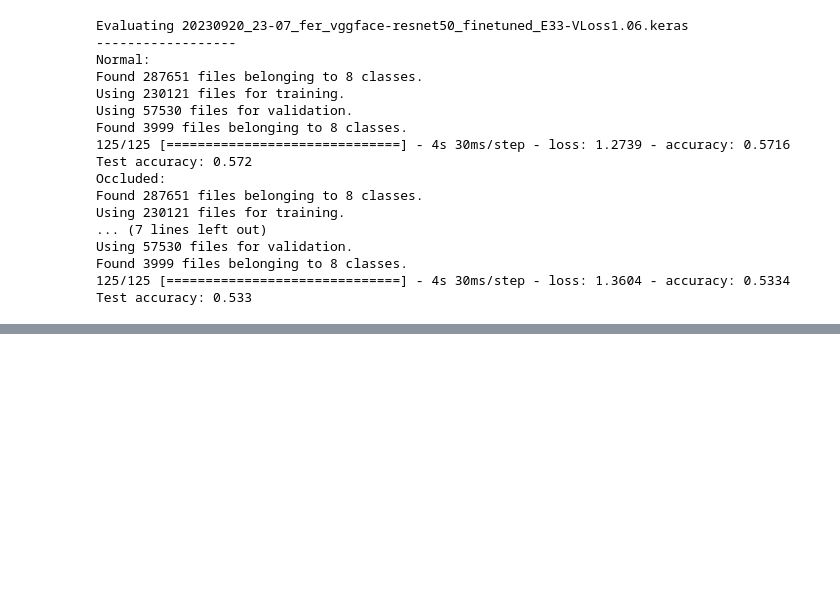
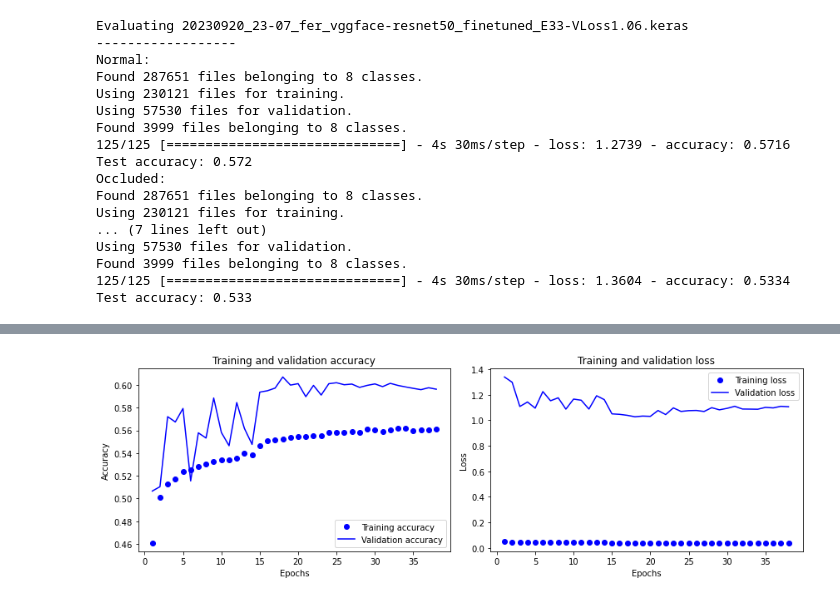
Before and after one commit to LeanderWernst/facial-expression-recognition, a Jupyter notebook: 230919_fer_vggFace_resnet50_finetuned_final.ipynb, the cells around one changed output, grey strips where cells are left out. Cells and saved outputs as stored; diff of their text form; code cells hidden in the pictures; blank space fills up the shorter version.

```diff
--- a/230919_fer_vggFace_resnet50_finetuned_final.ipynb
+++ b/230919_fer_vggFace_resnet50_finetuned_final.ipynb
@@ -701,0 +794,41 @@ Test accuracy: 0.533
+# %%
+import matplotlib.pyplot as plt
+
+def plot_history(history):
+    accuracy = history.history["accuracy"]
+    val_accuracy = history.history["val_accuracy"]
+    loss = history.history["loss"]
+    val_loss = history.history["val_loss"]
+    epochs = range(1, len(accuracy) + 1)
+
+    # Create a figure with two subplots, arranged side by side
+    fig, (ax1, ax2) = plt.subplots(1, 2, figsize=(12, 4))
+
+    # Plot the first subplot for accuracy
+    ax1.plot(epochs, accuracy, "bo", label="Training accuracy")
+    ax1.plot(epochs, val_accuracy, "b", label="Validation accuracy")
+    ax1.set_title("Training and validation accuracy")
+    ax1.set_xlabel("Epochs")
+    ax1.set_ylabel("Accuracy")
+    ax1.legend()
+
+    # Plot the second subplot for loss
+    ax2.plot(epochs, loss, "bo", label="Training loss")
+    ax2.plot(epochs, val_loss, "b", label="Validation loss")
+    ax2.set_title("Training and validation loss")
+    ax2.set_xlabel("Epochs")
+    ax2.set_ylabel("Loss")
+    ax2.legend()
+
+    # Adjust the spacing between subplots
+    plt.tight_layout()
+
+    # Save plot
+    plt.savefig(model_name + "history-plot.pdf")
+
+    # Show the figure
+    plt.show()
+# %%
+plot_history(history)
+# %% [output]
+[figure, added]
```
Also changed, not shown: parts of 4 cells of this notebook.
